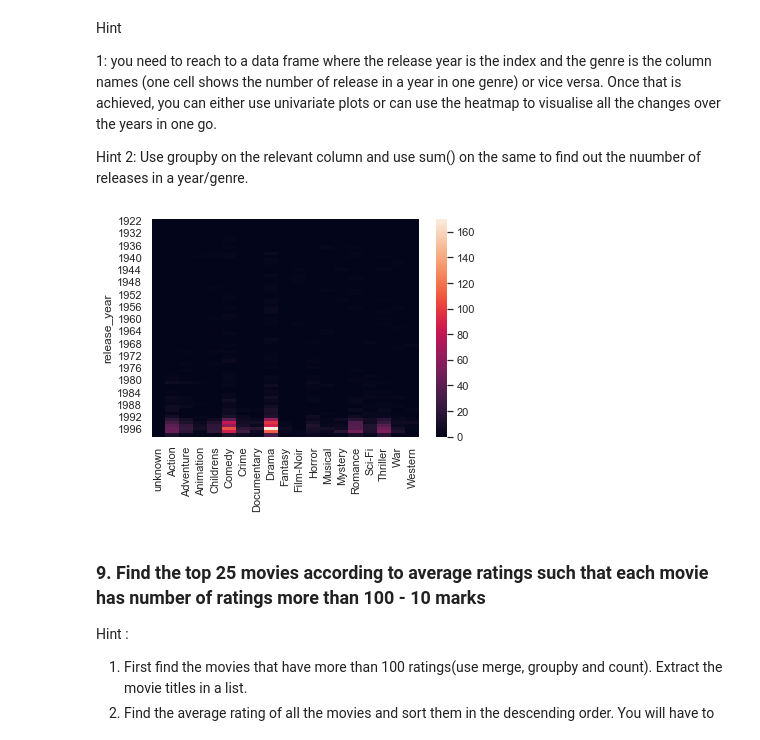
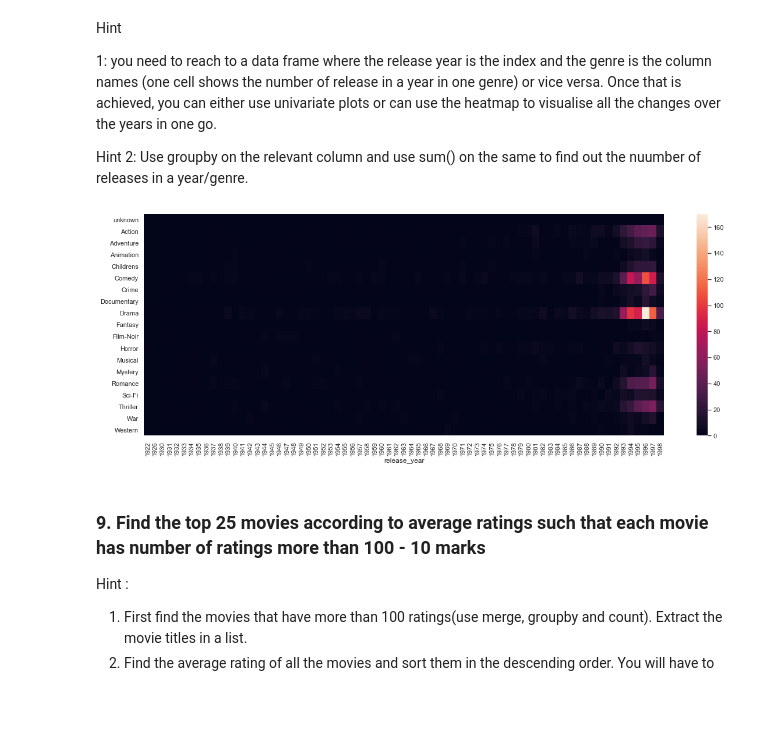
Before and after one commit to GreatLearningAIML1/gl-pgp-aiml-uta-intl-may20-otseobande, a Jupyter notebook: MovieLens/movielens-analysis.ipynb, the cells around one changed output. Saved outputs shown, nothing was run; the diff lists cells and outputs as text; code cells hidden in the pictures; blank space fills up the shorter version.

```diff
--- a/MovieLens Project.ipynb
+++ b/MovieLens/movielens-analysis.ipynb
@@ -164,11 +164,12 @@ in one go.
 Hint 2: Use groupby on the relevant column and use sum() on the same to find out the nuumber of releases in a year/genre.
 # %%
 #Your answer here
+plt.figure(figsize=(20,7))
 movies_df['release_year'] = movies_df['release date'].apply(lambda release_date: release_date.split('-')[2])
 genre_years_sum = movies_df[genres + ['release_year']].sort_values('release_year').groupby(['release_year']).sum()
-sns.heatmap(genre_years_sum);
+sns.heatmap(genre_years_sum.T);
 # %% [output]
-[figure, old version]
+[figure, new version]
 # %% [markdown]
 ### 9. Find the top 25 movies according to average ratings such that each movie has number of ratings more than 100 - 10 marks
 
```
Also changed, not shown: parts of 3 cells of this notebook, 7 other files.
